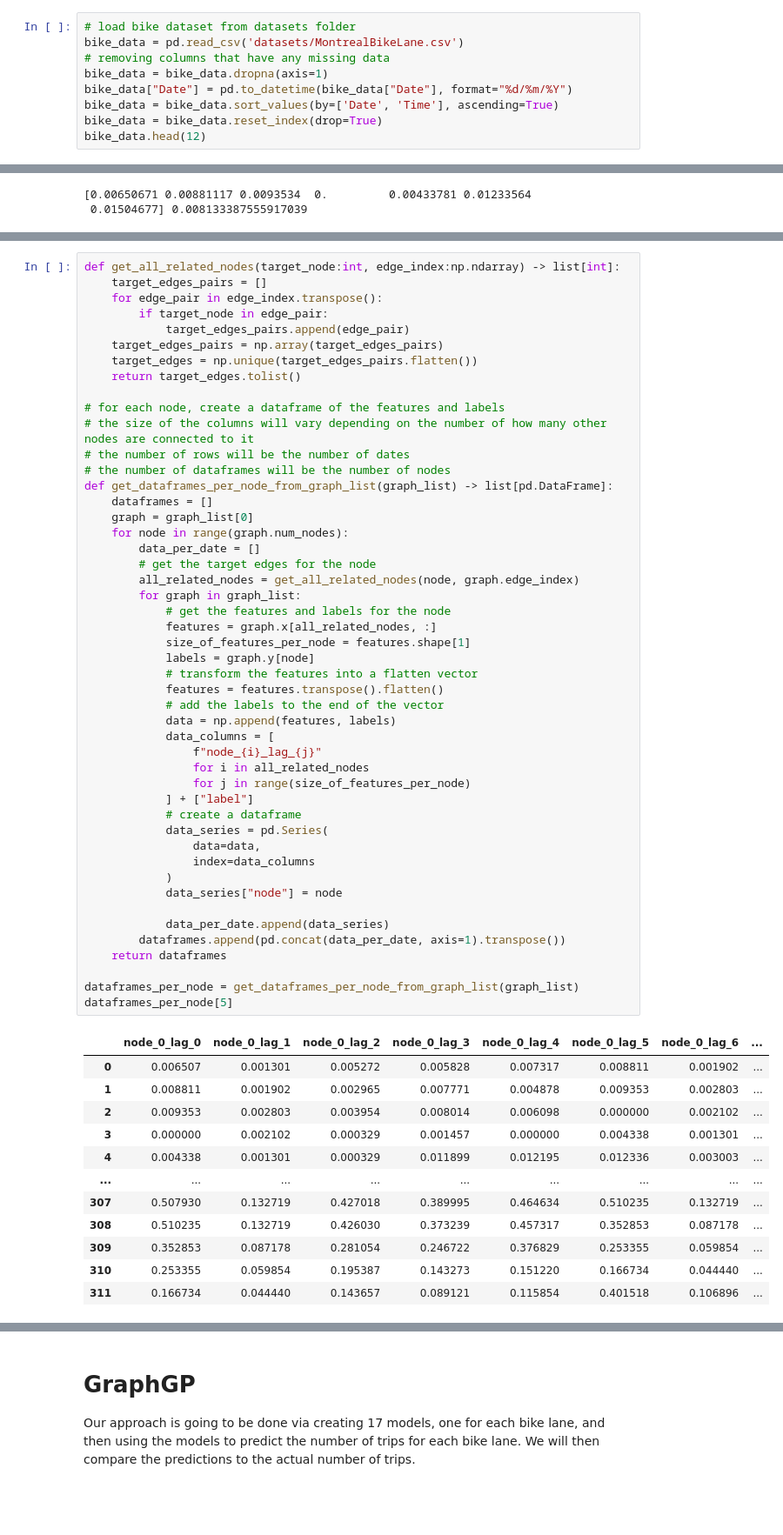
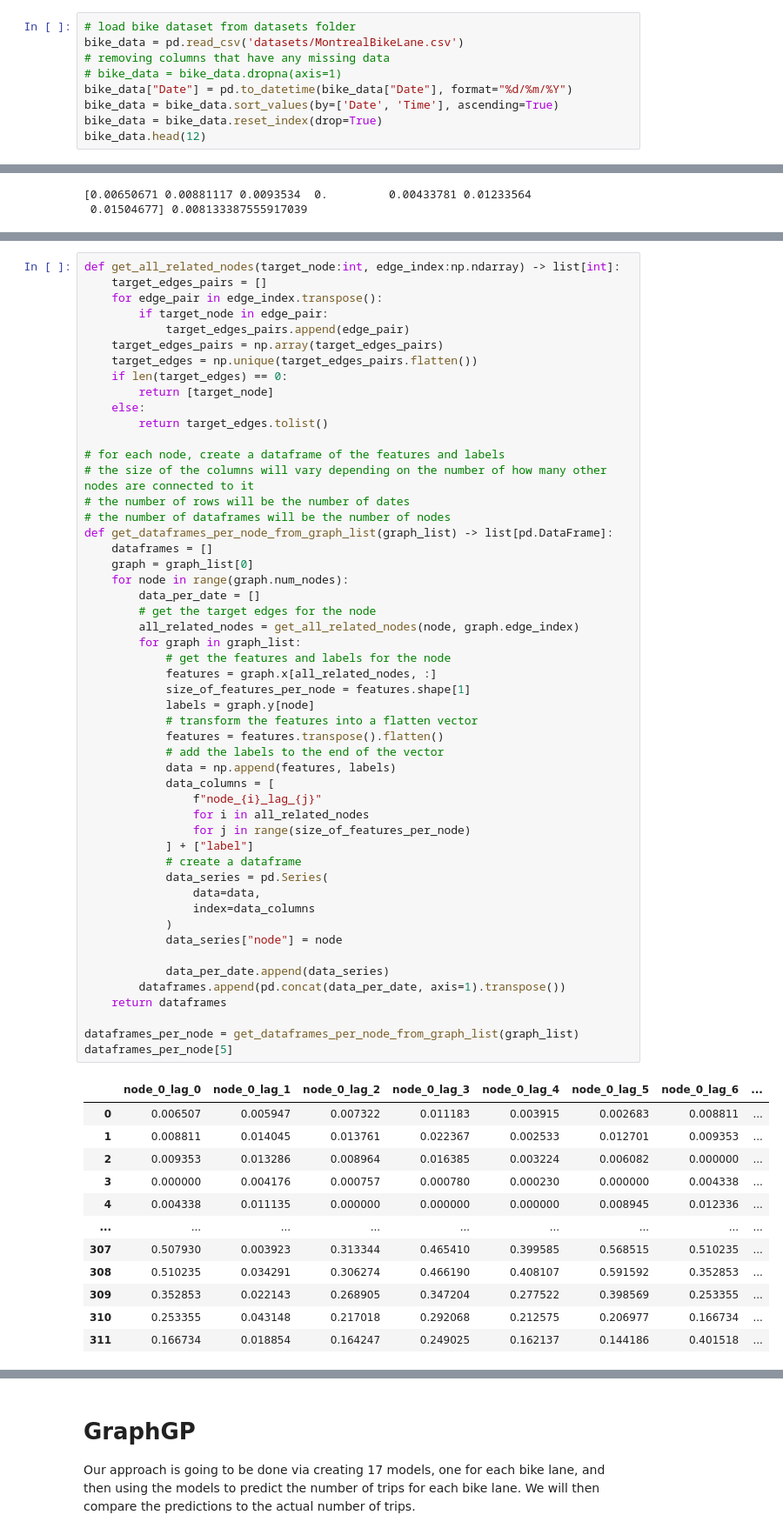
Before and after one commit to ufabc-bcc/srbench-competition-2023-track-2-c-bio-ufpr, a Jupyter notebook: graphGP.ipynb, the cells around one changed output, grey strips where cells are left out. Shown at 87% size. Cells and saved outputs as stored; diff of their text form; blank space fills up the shorter version.

```diff
--- a/graphGP.ipynb
+++ b/graphGP.ipynb
@@ -17,7 +20,7 @@ from pysr import PySRRegressor
 # load bike dataset from datasets folder
 bike_data = pd.read_csv('datasets/MontrealBikeLane.csv')
 # removing columns that have any missing data
-bike_data = bike_data.dropna(axis=1)
+# bike_data = bike_data.dropna(axis=1)
 bike_data["Date"] = pd.to_datetime(bike_data["Date"], format="%d/%m/%Y")
 bike_data = bike_data.sort_values(by=['Date', 'Time'], ascending=True)
 bike_data = bike_data.reset_index(drop=True)
@@ -262,7 +267,10 @@ def get_all_related_nodes(target_node:int, edge_index:np.ndarray) -> list[int]:
             target_edges_pairs.append(edge_pair)
     target_edges_pairs = np.array(target_edges_pairs)
     target_edges = np.unique(target_edges_pairs.flatten())
-    return target_edges.tolist()
+    if len(target_edges) == 0:
+        return [target_node]
+    else:
+        return target_edges.tolist()
 
 # for each node, create a dataframe of the features and labels
 # the size of the columns will vary depending on the number of how many other nodes are connected to it
@@ -277,41 +285,41 @@ def get_dataframes_per_node_from_graph_list(graph_list) -> list[pd.DataFrame]:
         all_related_nodes = get_all_related_nodes(node, graph.edge_index)
         for graph in graph_list:
             # get the features and labels for the node
             features = graph.x[all_related_nodes, :]
             size_of_features_per_node = features.shape[1]
             labels = graph.y[node]
             # transform the features into a flatten vector
             features = features.transpose().flatten()
             # add the labels to the end of the vector
             data = np.append(features, labels)
             data_columns = [
                 f"node_{i}_lag_{j}"
                 for i in all_related_nodes
                 for j in range(size_of_features_per_node)
             ] + ["label"]
             # create a dataframe
             data_series = pd.Series(
                 data=data,
                 index=data_columns
             )
             data_series["node"] = node
 
             data_per_date.append(data_series)
         dataframes.append(pd.concat(data_per_date, axis=1).transpose())
     return dataframes
 
 dataframes_per_node = get_dataframes_per_node_from_graph_list(graph_list)
 dataframes_per_node[5]
 # %% [output]
 |  | node_0_lag_0 | node_0_lag_1 | node_0_lag_2 | node_0_lag_3 | node_0_lag_4 | node_0_lag_5 | node_0_lag_6 | ... |
-| 0 | 0.006507 | 0.001301 | 0.005272 | 0.005828 | 0.007317 | 0.008811 | 0.001902 | ... |
-| 1 | 0.008811 | 0.001902 | 0.002965 | 0.007771 | 0.004878 | 0.009353 | 0.002803 | ... |
-| 2 | 0.009353 | 0.002803 | 0.003954 | 0.008014 | 0.006098 | 0.000000 | 0.002102 | ... |
-| 3 | 0.000000 | 0.002102 | 0.000329 | 0.001457 | 0.000000 | 0.004338 | 0.001301 | ... |
-| 4 | 0.004338 | 0.001301 | 0.000329 | 0.011899 | 0.012195 | 0.012336 | 0.003003 | ... |
+| 0 | 0.006507 | 0.005947 | 0.007322 | 0.011183 | 0.003915 | 0.002683 | 0.008811 | ... |
+| 1 | 0.008811 | 0.014045 | 0.013761 | 0.022367 | 0.002533 | 0.012701 | 0.009353 | ... |
+| 2 | 0.009353 | 0.013286 | 0.008964 | 0.016385 | 0.003224 | 0.006082 | 0.000000 | ... |
+| 3 | 0.000000 | 0.004176 | 0.000757 | 0.000780 | 0.000230 | 0.000000 | 0.004338 | ... |
+| 4 | 0.004338 | 0.011135 | 0.000000 | 0.000000 | 0.000000 | 0.008945 | 0.012336 | ... |
 | ... | ... | ... | ... | ... | ... | ... | ... | ... |
-| 307 | 0.507930 | 0.132719 | 0.427018 | 0.389995 | 0.464634 | 0.510235 | 0.132719 | ... |
-| 308 | 0.510235 | 0.132719 | 0.426030 | 0.373239 | 0.457317 | 0.352853 | 0.087178 | ... |
-| 309 | 0.352853 | 0.087178 | 0.281054 | 0.246722 | 0.376829 | 0.253355 | 0.059854 | ... |
-| 310 | 0.253355 | 0.059854 | 0.195387 | 0.143273 | 0.151220 | 0.166734 | 0.044440 | ... |
-| 311 | 0.166734 | 0.044440 | 0.143657 | 0.089121 | 0.115854 | 0.401518 | 0.106896 | ... |
+| 307 | 0.507930 | 0.003923 | 0.313344 | 0.465410 | 0.399585 | 0.568515 | 0.510235 | ... |
+| 308 | 0.510235 | 0.034291 | 0.306274 | 0.466190 | 0.408107 | 0.591592 | 0.352853 | ... |
+| 309 | 0.352853 | 0.022143 | 0.268905 | 0.347204 | 0.277522 | 0.398569 | 0.253355 | ... |
+| 310 | 0.253355 | 0.043148 | 0.217018 | 0.292068 | 0.212575 | 0.206977 | 0.166734 | ... |
+| 311 | 0.166734 | 0.018854 | 0.164247 | 0.249025 | 0.162137 | 0.144186 | 0.401518 | ... |
```
Also changed, not shown: parts of 13 cells of this notebook, 2 other files.
